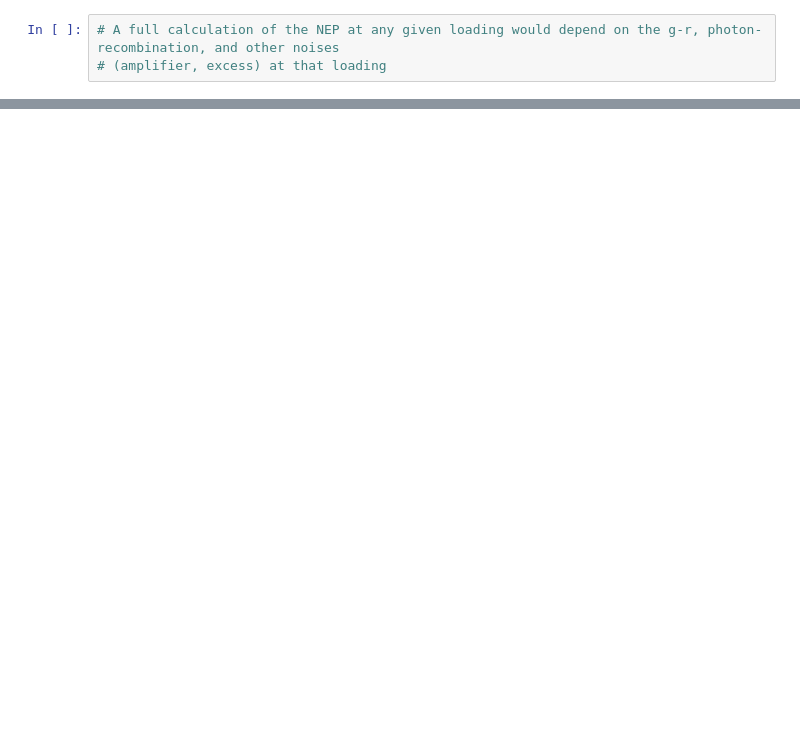
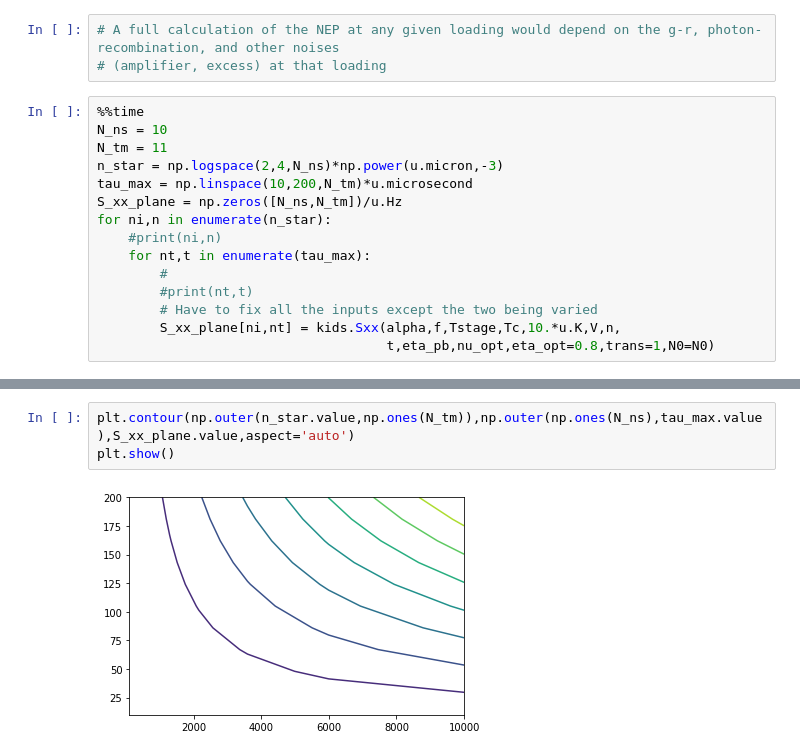
Before and after one commit to jaguirre/STARsoft, a Jupyter notebook: WhatDoGoodDetectorsLookLike.ipynb, the cells around one changed output, grey strips where cells are left out. Drawn from its saved outputs; the diff is of its cells as text; blank space fills up the shorter version.

```diff
--- a/WhatDoGoodDetectorsLookLike.ipynb
+++ b/WhatDoGoodDetectorsLookLike.ipynb
@@ -152,3 +126,18 @@ print(Qprint(1./dxdP*np.sqrt(S_xx_dark)))
 # %%
 # A full calculation of the NEP at any given loading would depend on the g-r, photon-recombination, and other noises
 # (amplifier, excess) at that loading
+# %%
+%%time
+N_ns = 10
+N_tm = 11
+n_star = np.logspace(2,4,N_ns)*np.power(u.micron,-3)
+tau_max = np.linspace(10,200,N_tm)*u.microsecond
+S_xx_plane = np.zeros([N_ns,N_tm])/u.Hz
+for ni,n in enumerate(n_star):
+    #print(ni,n)
+    for nt,t in enumerate(tau_max):
+        #
+        #print(nt,t)
+        # Have to fix all the inputs except the two being varied
+        S_xx_plane[ni,nt] = kids.Sxx(alpha,f,Tstage,Tc,10.*u.K,V,n,
+                                     t,eta_pb,nu_opt,eta_opt=0.8,trans=1,N0=N0)
@@ -154,0 +147,5 @@ print(Qprint(1./dxdP*np.sqrt(S_xx_dark)))
+# %%
+plt.contour(np.outer(n_star.value,np.ones(N_tm)),np.outer(np.ones(N_ns),tau_max.value),S_xx_plane.value,aspect='auto')
+plt.show()
+# %% [output]
+[figure, added]
```
Also changed, not shown: parts of 15 cells of this notebook.
